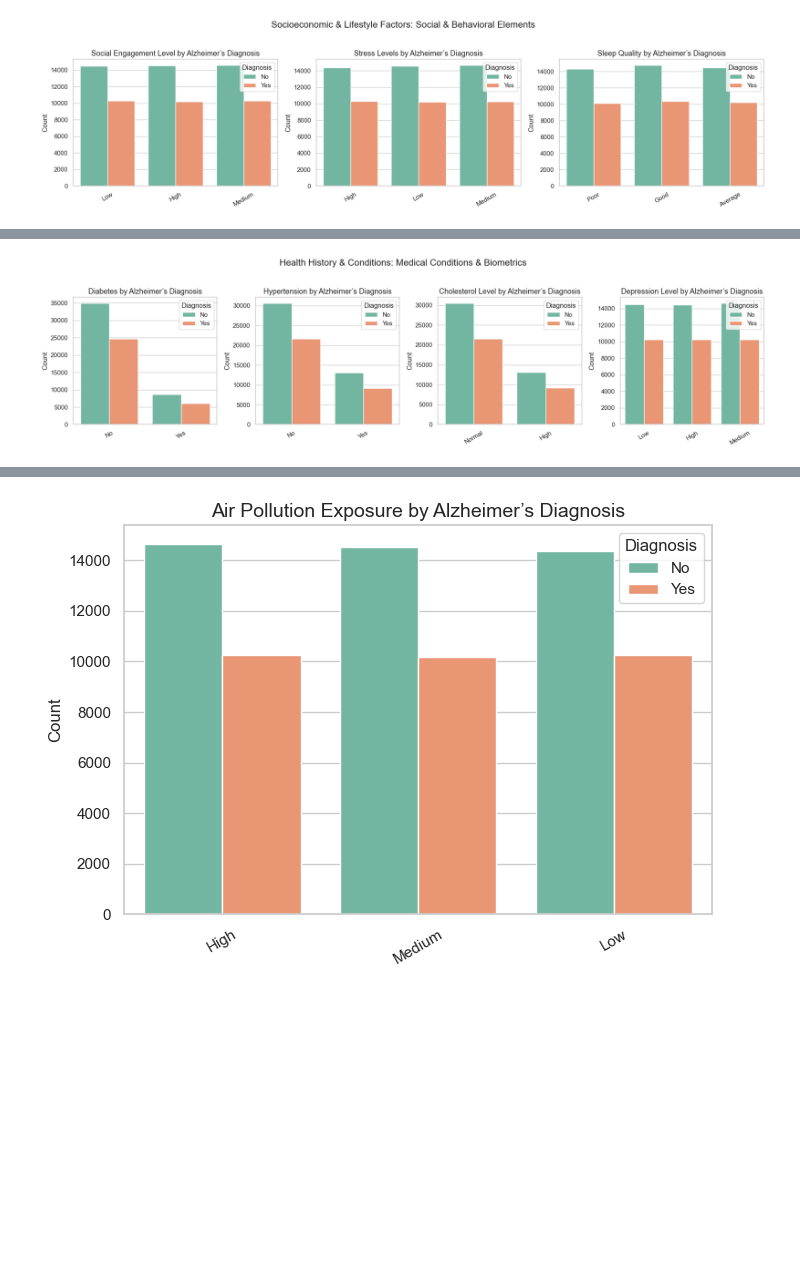
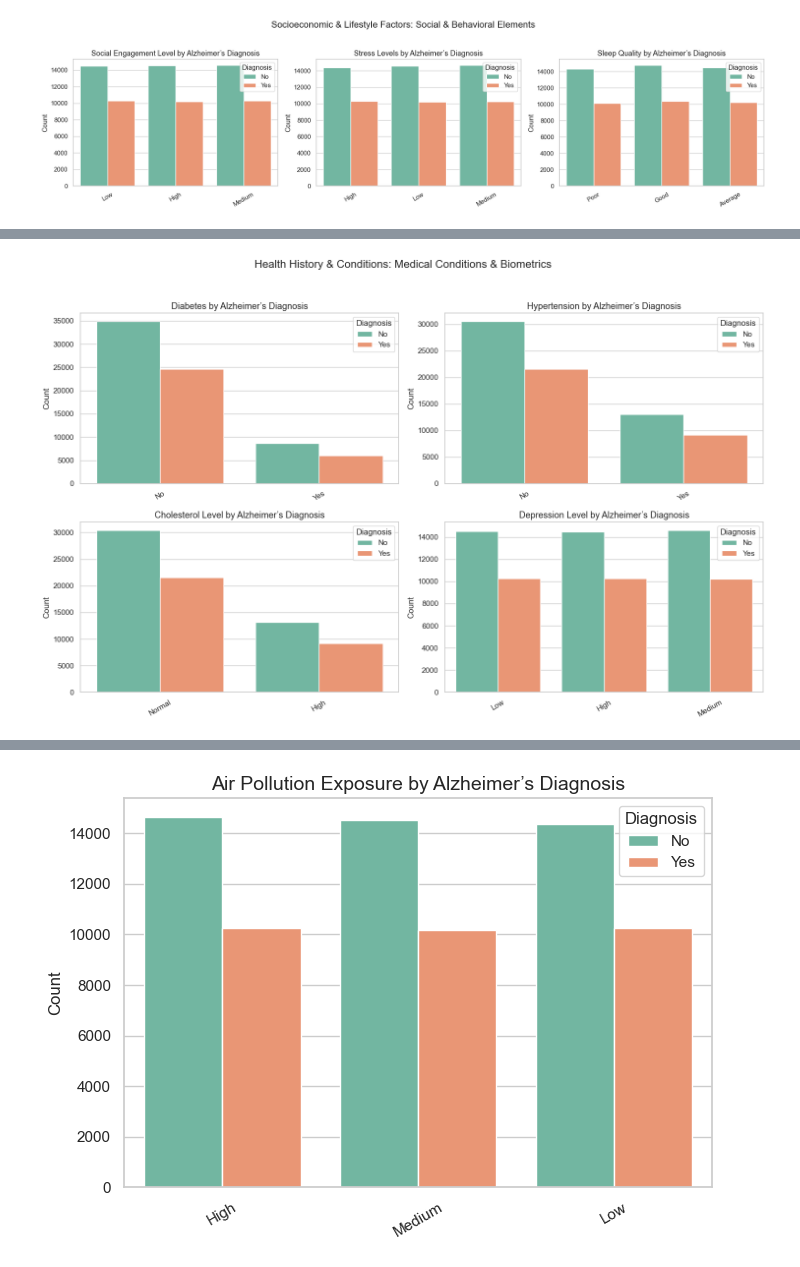
Before and after one commit to ileontios03/EPL448_Project, a Jupyter notebook: eda.ipynb, the cells around one changed output, grey strips where cells are left out. Cells and saved outputs as stored; diff of their text form; code cells hidden in the pictures; blank space fills up the shorter version.

```diff
--- a/eda.ipynb
+++ b/eda.ipynb
@@ -344,7 +395,10 @@ lifestyle_habits = ['Physical Activity Level', 'Smoking Status', 'Alcohol Consum
 
 # Plot
 sns.set(style="whitegrid")
-fig, axes = plt.subplots(1, len(lifestyle_habits), figsize=(20, 5))
+fig, axes = plt.subplots(2, 2, figsize=(15, 10))  # 2x2 grid of subplots
+
+# Flatten the axes array for easier iteration
+axes = axes.flatten()
 
 for i, feature in enumerate(lifestyle_habits):
     sns.countplot(data=df, x=feature, hue='Alzheimer’s Diagnosis', ax=axes[i], palette='Set2')
@@ -355,6 +409,6 @@ for i, feature in enumerate(lifestyle_habits):
     axes[i].legend(title='Diagnosis')
 
 plt.suptitle('Socioeconomic & Lifestyle Factors: Lifestyle & Behavioral Habits', fontsize=16)
-plt.tight_layout(rect=[0, 0.03, 1, 0.95])
+plt.tight_layout(rect=[0, 0.03, 1, 0.95])  # Adjust spacing
 plt.show()
 # %% [output]
@@ -362,20 +422,23 @@ plt.show()
 # %%
 # Medical Conditions & Biometrics (without BMI)
 medical_features = ['Diabetes', 'Hypertension', 'Cholesterol Level', 'Depression Level']
 
 sns.set(style="whitegrid")
-fig, axes = plt.subplots(1, len(medical_features), figsize=(18, 5))
+fig, axes = plt.subplots(2, 2, figsize=(15, 10))  # 2x2 grid of subplots
+
+# Flatten the axes array for easier iteration
+axes = axes.flatten()
 
 for i, feature in enumerate(medical_features):
     sns.countplot(data=df, x=feature, hue='Alzheimer’s Diagnosis', ax=axes[i], palette='Set2')
     axes[i].set_title(f'{feature} by Alzheimer’s Diagnosis', fontsize=13)
     axes[i].set_xlabel('')
     axes[i].set_ylabel('Count')
     axes[i].tick_params(axis='x', rotation=30)
     axes[i].legend(title='Diagnosis')
 
 plt.suptitle('Health History & Conditions: Medical Conditions & Biometrics', fontsize=16)
-plt.tight_layout(rect=[0, 0.03, 1, 0.95])
+plt.tight_layout(rect=[0, 0.03, 1, 0.95])  # Adjust spacing
 plt.show()
 # %% [output]
-[figure, old version]
+[figure, new version]
```
Also changed, not shown: parts of 9 cells of this notebook.
